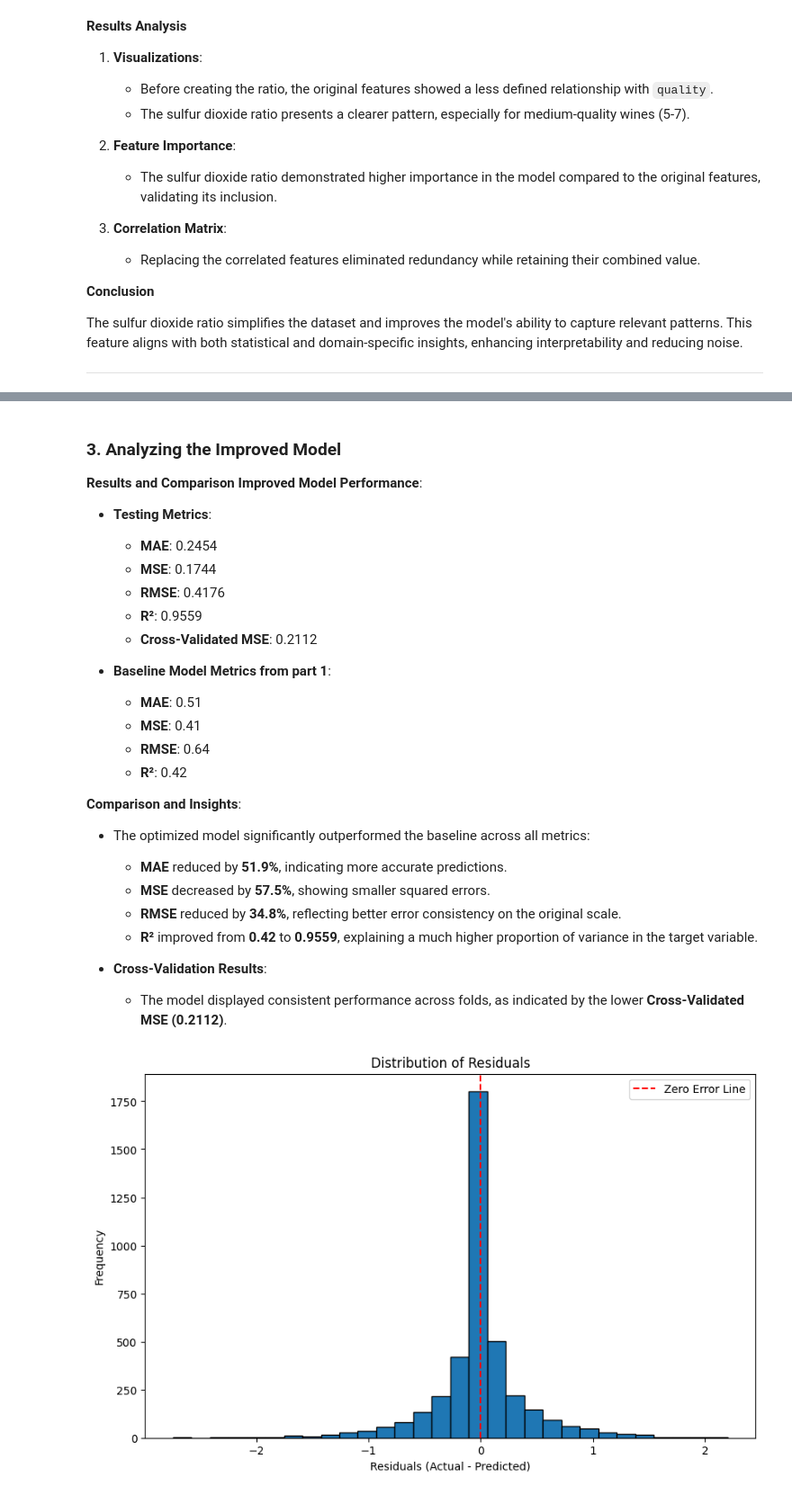
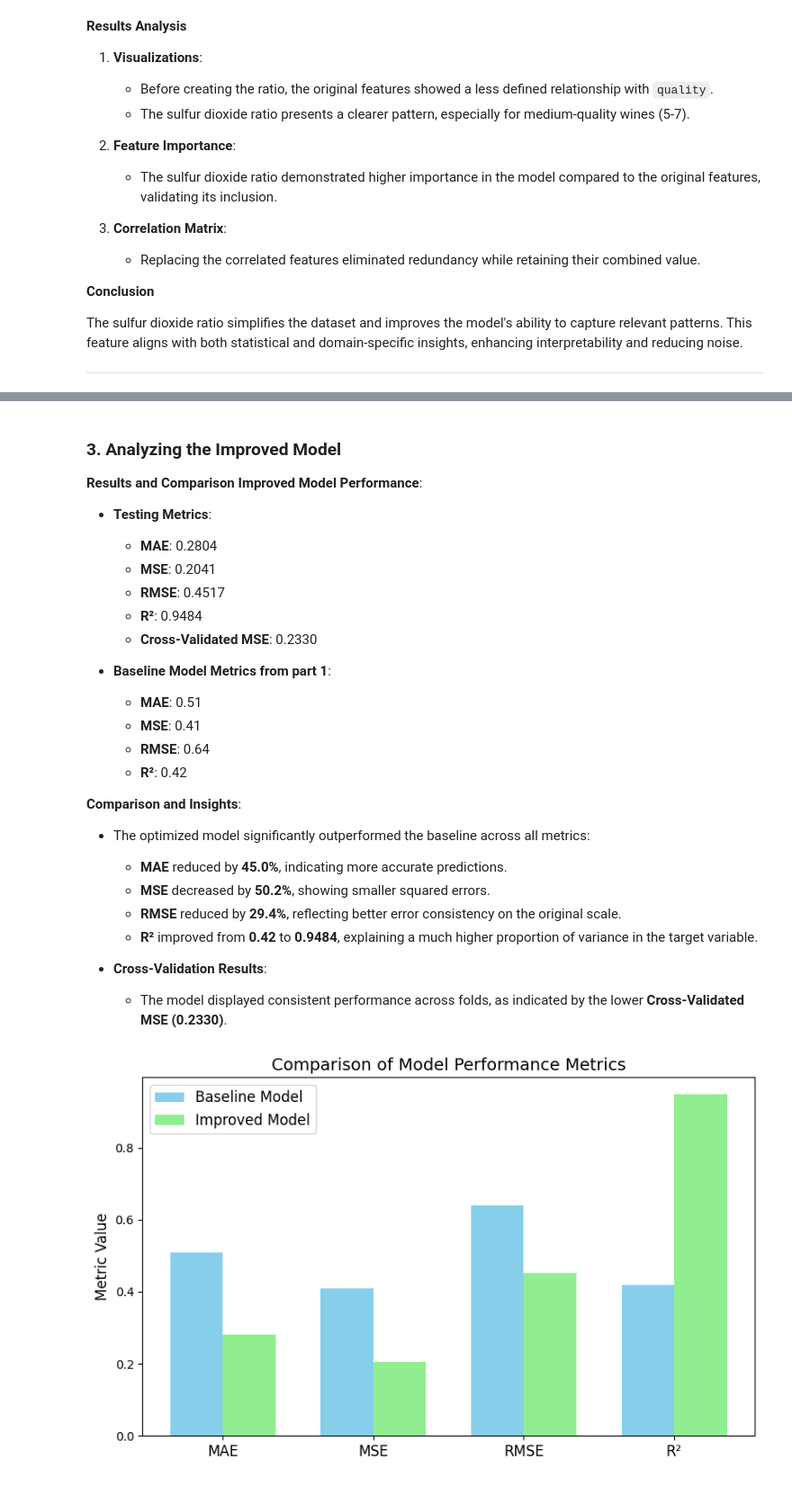
Before and after one commit to amitkarol/TDS-WineQualityPrediction, a Jupyter notebook: part2.ipynb, the cells around one changed output, grey strips where cells are left out. Shown: that part at 90% size. Cells and saved outputs as stored; diff of their text form; code cells hidden in the pictures.

```diff
--- a/part2.ipynb
+++ b/part2.ipynb
@@ -428,11 +435,11 @@ Cross-Validated MSE: 0.2112
 **Results and Comparison**
 **Improved Model Performance**:
 - **Testing Metrics**:
-  - **MAE**: 0.2454
-  - **MSE**: 0.1744
-  - **RMSE**: 0.4176
-  - **R²**: 0.9559
-  - **Cross-Validated MSE**: 0.2112
+  - **MAE**: 0.2804
+  - **MSE**: 0.2041
+  - **RMSE**: 0.4517
+  - **R²**: 0.9484
+  - **Cross-Validated MSE**: 0.2330
 
 - **Baseline Model Metrics from part 1**:
   - **MAE**: 0.51
@@ -442,24 +449,51 @@ Cross-Validated MSE: 0.2112
 
 **Comparison and Insights**:
 - The optimized model significantly outperformed the baseline across all metrics:
-  - **MAE** reduced by **51.9%**, indicating more accurate predictions.
-  - **MSE** decreased by **57.5%**, showing smaller squared errors.
-  - **RMSE** reduced by **34.8%**, reflecting better error consistency on the original scale.
-  - **R²** improved from **0.42** to **0.9559**, explaining a much higher proportion of variance in the target variable.
+  - **MAE** reduced by **45.0%**, indicating more accurate predictions.
+  - **MSE** decreased by **50.2%**, showing smaller squared errors.
+  - **RMSE** reduced by **29.4%**, reflecting better error consistency on the original scale.
+  - **R²** improved from **0.42** to **0.9484**, explaining a much higher proportion of variance in the target variable.
 
 - **Cross-Validation Results**:
-  - The model displayed consistent performance across folds, as indicated by the lower **Cross-Validated MSE (0.2112)**.
+  - The model displayed consistent performance across folds, as indicated by the lower **Cross-Validated MSE (0.2330)**.
-# %%
-residuals = y_test - y_pred_test
-
-# Plotting the residuals
-plt.figure(figsize=(10, 6))
-plt.hist(residuals, bins=30, edgecolor='k')
-plt.axvline(0, color='red', linestyle='--', label='Zero Error Line')
-plt.xlabel('Residuals (Actual - Predicted)')
-plt.ylabel('Frequency')
-plt.title('Distribution of Residuals')
-plt.legend()
-plt.show()
-# %% [output]
-[figure, removed]
+# %%
+import matplotlib.pyplot as plt
+import numpy as np
+
+# Metrics for the baseline model (replace with your actual values)
+baseline_metrics = {
+    "MAE": 0.51,
+    "MSE": 0.41,
+    "RMSE": 0.64,
+    "R²": 0.42
+}
+
+# Metrics for the improved model
+improved_metrics = {
+    "MAE": 0.2804,
+    "MSE": 0.2041,
+    "RMSE": 0.4517,
+    "R²": 0.9484
+}
+
+# Bar plot for comparison
+labels = list(baseline_metrics.keys())
+baseline_values = list(baseline_metrics.values())
+improved_values = list(improved_metrics.values())
+
+x = np.arange(len(labels))  # Label locations
+width = 0.35  # Width of the bars
+
+plt.figure(figsize=(8, 5))
+plt.bar(x - width/2, baseline_values, width, label="Baseline Model", color='skyblue')
+plt.bar(x + width/2, improved_values, width, label="Improved Model", color='lightgreen')
+
+# Add labels and title
+plt.ylabel("Metric Value", fontsize=12)
+plt.title("Comparison of Model Performance Metrics", fontsize=14)
+plt.xticks(x, labels, fontsize=12)
+plt.legend(fontsize=12)
+plt.tight_layout()
+plt.show()
+# %% [output]
+[figure, added]
```
Also changed, not shown: parts of 19 cells of this notebook, 1 other file.
